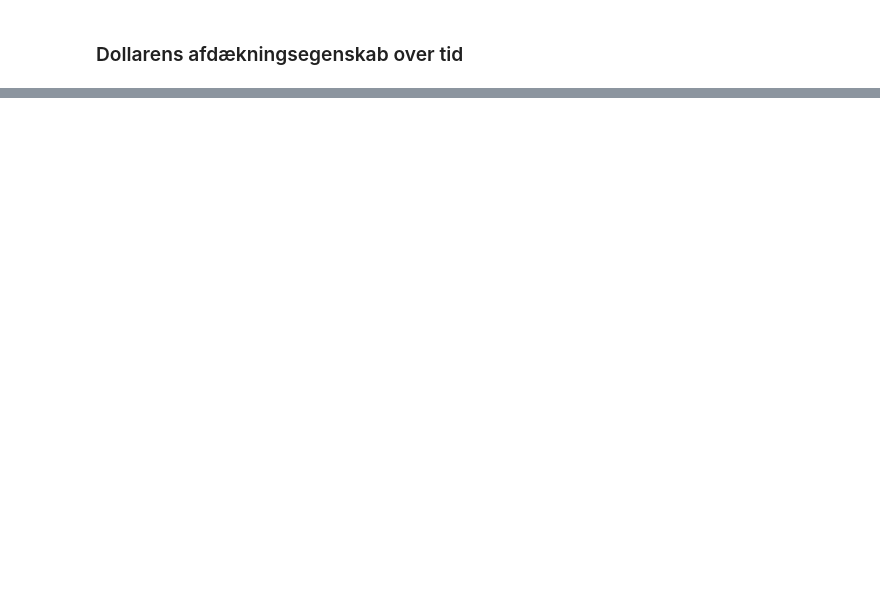
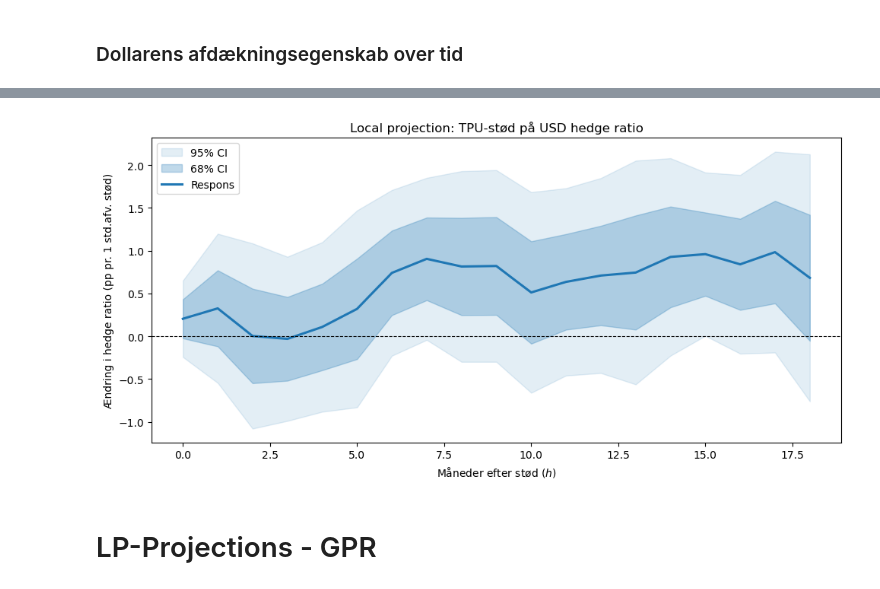
Before and after one commit to oliviarytter/Speciale, a Jupyter notebook: build_variables.ipynb, the cells around one changed output, grey strips where cells are left out. Drawn from its saved outputs; the diff is of its cells as text; code cells hidden in the pictures; blank space fills up the shorter version.

```diff
--- a/build_variables.ipynb
+++ b/build_variables.ipynb
@@ -358,36 +245,3 @@ Afdækket USD-eksponering: start (2015-01-31) = 495.3   slut (2026-07-31) = 1231
 Uafdækket USD-eksponering: start (2015-01-31) = 154.7   slut (2026-07-31) = 684.8
 Hedge ratio (%): start (2015-01-31) = 76.2   slut (2026-07-31) = 64.3
 [figure]
-# %%
-# ============================================================
-# Er hedge ratioen drevet af usikkerhed?
-# Venstreside: USD hedge ratio (niveau + månedlig ændring)
-# Højreside: TPU/GPR (standardiseret) + kontroller
-# ============================================================
-
-hedge_reg = master.dropna(subset=["USD_hedge_ratio","TPU_z","GPR_z","VIXCLS_z","us_rf"]).copy()
-hedge_reg["hr"] = hedge_reg["USD_hedge_ratio"] * 100
-hedge_reg["d_hr"] = hedge_reg["hr"].diff()  # ændring i procentpoint md./md.
-
-print("Antal observationer:", len(hedge_reg))
-
-def hac(formula, data=hedge_reg):
-    return smf.ols(formula, data=data).fit(cov_type="HAC", cov_kwds={"maxlags": 6})
-
-# --- Niveau ---
-h1 = hac("hr ~ TPU_z")
-h2 = hac("hr ~ GPR_z")
-h3 = hac("hr ~ TPU_z + GPR_z + VIXCLS_z + us_rf")
-
-# --- Ændring (mere robust ift. persistens) ---
-hedge_reg_d = hedge_reg.dropna(subset=["d_hr"])
-h4 = hac("d_hr ~ TPU_z", data=hedge_reg_d)
-h5 = hac("d_hr ~ GPR_z", data=hedge_reg_d)
-h6 = hac("d_hr ~ TPU_z + GPR_z + VIXCLS_z + us_rf", data=hedge_reg_d)
-
-for navn, m in [("H1: niveau ~ TPU", h1), ("H2: niveau ~ GPR", h2),
-                ("H3: niveau ~ TPU+GPR+kontroller", h3),
-                ("H4: Δhedge ~ TPU", h4), ("H5: Δhedge ~ GPR", h5),
-                ("H6: Δhedge ~ TPU+GPR+kontroller", h6)]:
-    print(f"\n{'='*55}\n{navn}   (n={int(m.nobs)})\n{'='*55}")
-    print(m.summary().tables[1])
@@ -411,0 +320,16 @@ us_rf         -0.0635      0.090     -0.709      0.478      -0.239       0.112
+# %%
+fig, ax = plt.subplots(figsize=(10,5))
+ax.fill_between(lp["h"], lp["ci95_low"], lp["ci95_high"], color="tab:blue", alpha=0.12, label="95% CI")
+ax.fill_between(lp["h"], lp["ci68_low"], lp["ci68_high"], color="tab:blue", alpha=0.28, label="68% CI")
+ax.plot(lp["h"], lp["coef"], color="tab:blue", lw=2.2, label="Respons")
+ax.axhline(0, color="black", lw=0.8, ls="--")
+ax.set_xlabel("Måneder efter stød ($h$)")
+ax.set_ylabel("Ændring i hedge ratio (pp pr. 1 std.afv. stød)")
+ax.set_title("Local projection: TPU-stød på USD hedge ratio")
+ax.legend()
+plt.tight_layout()
+plt.show()
+# %% [output]
+[figure, added]
+# %% [markdown]
+# LP-Projections - GPR
```
Also changed, not shown: parts of 19 cells of this notebook, 5 other files.
